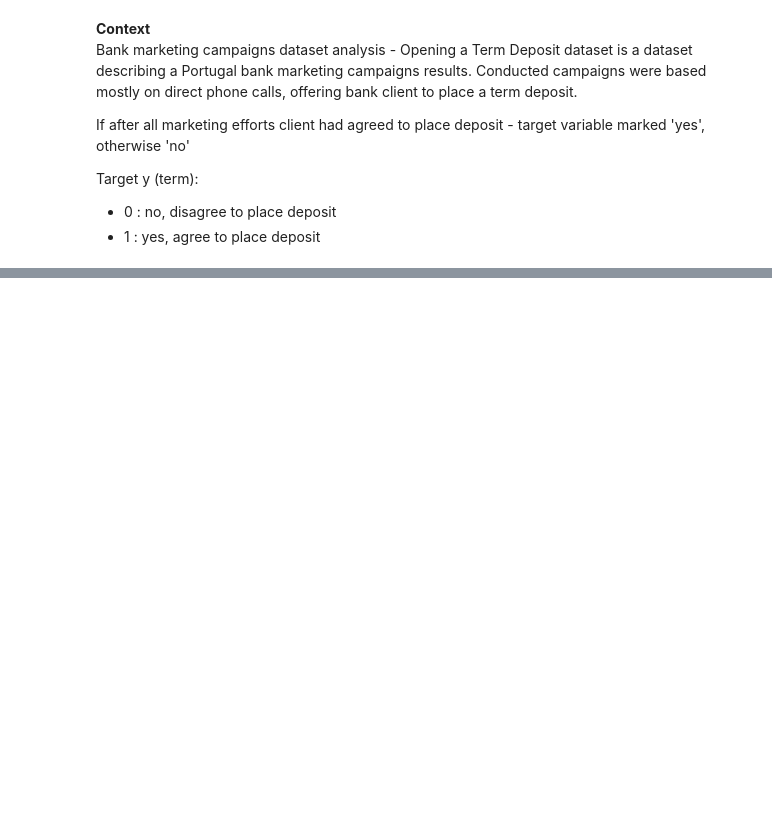
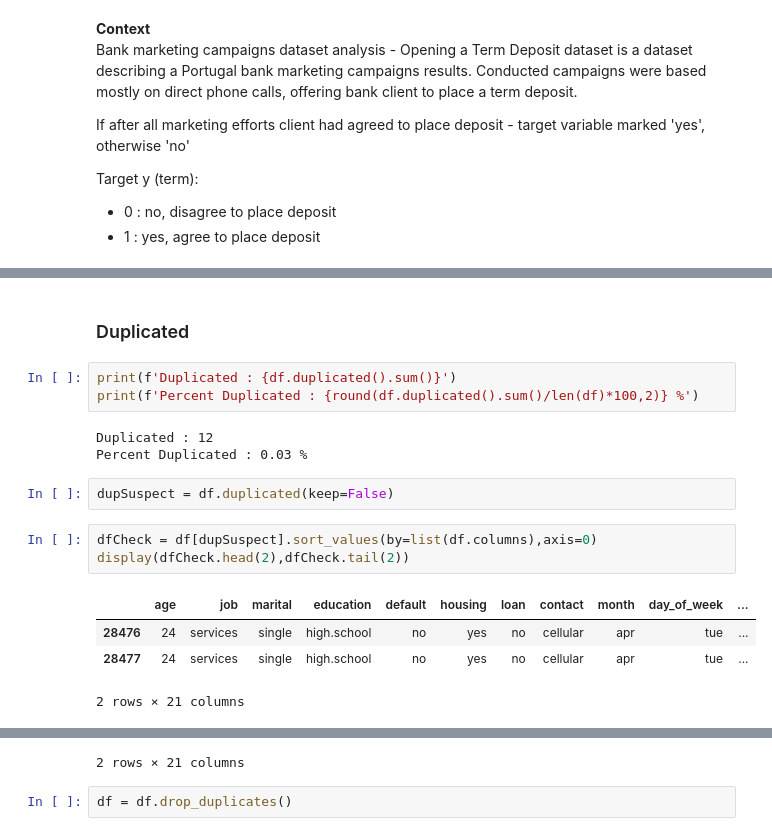
Before and after one commit to robbenrba/finalProject, a Jupyter notebook: finalProject_RobertoB_GrettyM_final.ipynb, the cells around one changed output, grey strips where cells are left out. Cells and saved outputs as stored; diff of their text form; blank space fills up the shorter version.

```diff
--- a/finalProject_RobertoB_GrettyM_final.ipynb
+++ b/finalProject_RobertoB_GrettyM_final.ipynb
@@ -33,0 +113,18 @@ Kemudian model klasifikasi akan dikembangkan untuk membantu bank agar dapat memp
+# %% [markdown]
+### Duplicated
+# %%
+print(f'Duplicated : {df.duplicated().sum()}')
+print(f'Percent Duplicated : {round(df.duplicated().sum()/len(df)*100,2)} %')
+# %% [output]
+Duplicated : 12
+Percent Duplicated : 0.03 %
+# %%
+dupSuspect = df.duplicated(keep=False)
+# %%
+dfCheck = df[dupSuspect].sort_values(by=list(df.columns),axis=0)
+display(dfCheck.head(2),dfCheck.tail(2))
+# %% [output]
+|  | age | job | marital | education | default | housing | loan | contact | month | day_of_week | ... |
+| 28476 | 24 | services | single | high.school | no | yes | no | cellular | apr | tue | ... |
+| 28477 | 24 | services | single | high.school | no | yes | no | cellular | apr | tue | ... |
+2 rows × 21 columns
@@ -33,0 +134,3 @@ Kemudian model klasifikasi akan dikembangkan untuk membantu bank agar dapat memp
+2 rows × 21 columns
+# %%
+df = df.drop_duplicates()
```
Also changed, not shown: parts of 14 cells of this notebook.
